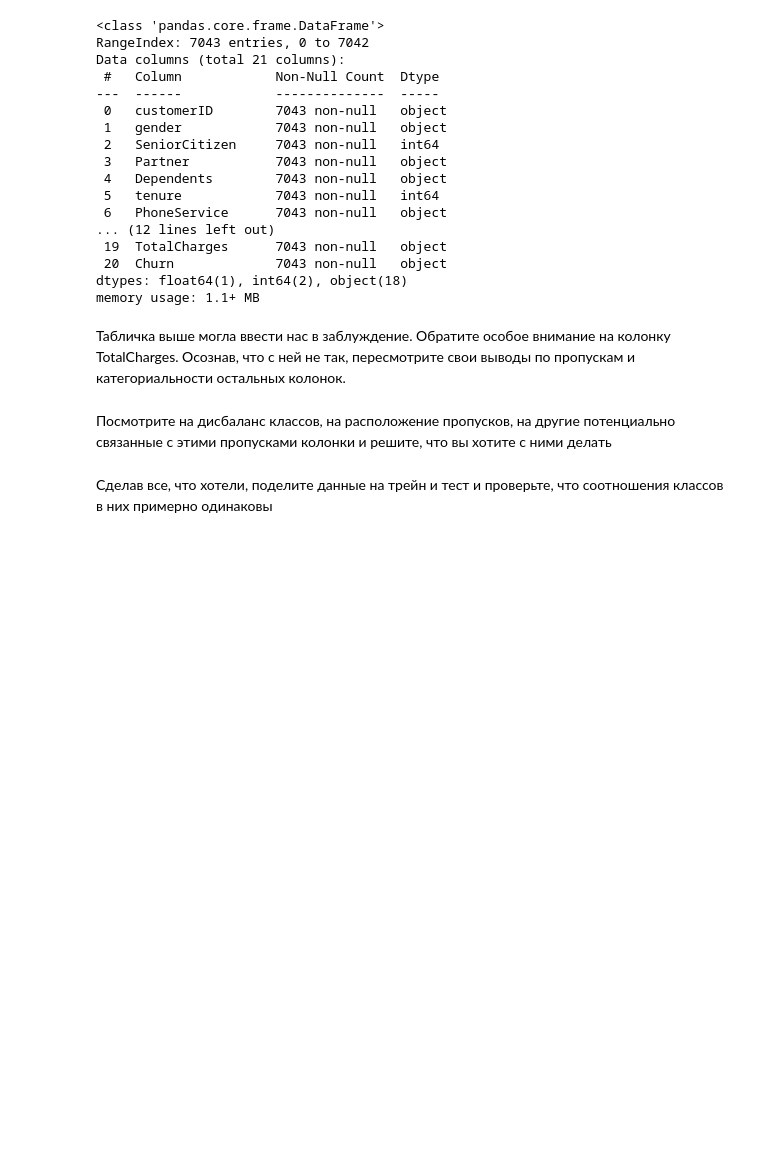
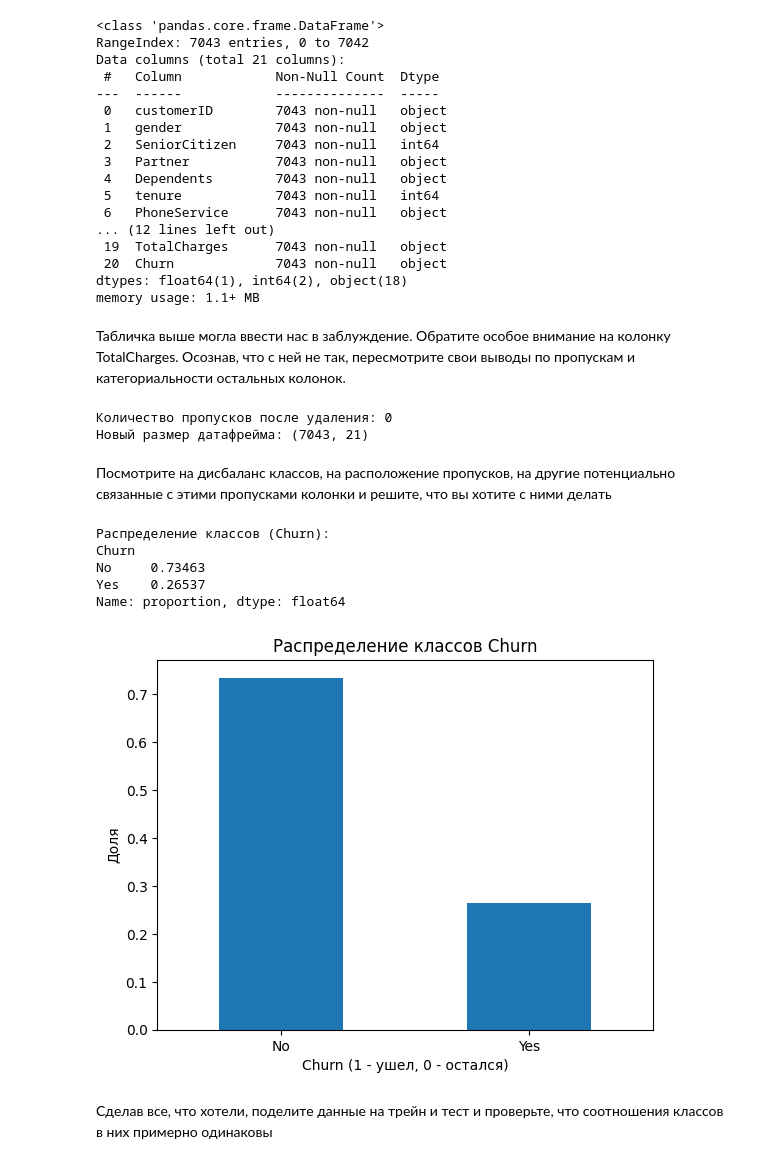
Before and after one commit to UladzislauShuman/university_homework, a Jupyter notebook: famcs_homework/ML/lab3/LB3_template.ipynb, the cells around one changed output. Cells and saved outputs as stored; diff of their text form; code cells hidden in the pictures; blank space fills up the shorter version.

```diff
--- a/famcs_homework/ML/lab3/LB3_template.ipynb
+++ b/famcs_homework/ML/lab3/LB3_template.ipynb
@@ -411,8 +411,8 @@ from sklearn.metrics import fbeta_score, make_scorer
 from sklearn.model_selection import GridSearchCV
 # %%
 # если вы увидели расширение xls и попробовали прочитать это как эксель, возможно, у вас не получилось
-data=pd.read_csv('WA_Fn-UseC_-Telco-Customer-Churn.xls')
-data.iloc[0]
+df=pd.read_csv('WA_Fn-UseC_-Telco-Customer-Churn.xls')
+df.iloc[0]
 # %% [output]
 customerID                7590-VHVEG
 gender                        Female
@@ -453,8 +453,35 @@ dtypes: float64(1), int64(2), object(18)
 memory usage: 1.1+ MB
 # %% [markdown]
 Табличка выше могла ввести нас в заблуждение. Обратите особое внимание на колонку TotalCharges. Осознав, что с ней не так, пересмотрите свои выводы по пропускам и категориальности остальных колонок.
+# %%
+# Удаляем строки, где TotalCharges является пропуском
+df.dropna(inplace=True)
+
+# Проверяем, что пропусков не осталось
+print(f"\nКоличество пропусков после удаления: {df['TotalCharges'].isnull().sum()}")
+print(f"Новый размер датафрейма: {df.shape}")
+# %% [output]
+Количество пропусков после удаления: 0
+Новый размер датафрейма: (7043, 21)
 # %% [markdown]
 Посмотрите на дисбаланс классов, на расположение пропусков, на другие потенциально связанные с этими пропусками колонки и решите, что вы хотите с ними делать
+# %%
+churn_distribution = df['Churn'].value_counts(normalize=True)
+print("\nРаспределение классов (Churn):")
+print(churn_distribution)
+
+churn_distribution.plot(kind='bar', title='Распределение классов Churn')
+plt.xlabel('Churn (1 - ушел, 0 - остался)')
+plt.ylabel('Доля')
+plt.xticks(rotation=0)
+plt.show()
+# %% [output]
+Распределение классов (Churn):
+Churn
+No     0.73463
+Yes    0.26537
+Name: proportion, dtype: float64
+[figure, added]
 # %% [markdown]
 Сделав все, что хотели, поделите данные на трейн и тест и проверьте, что соотношения классов в них примерно одинаковы
 # %%
```
Also changed, not shown: parts of 9 cells of this notebook, 1 other file.
